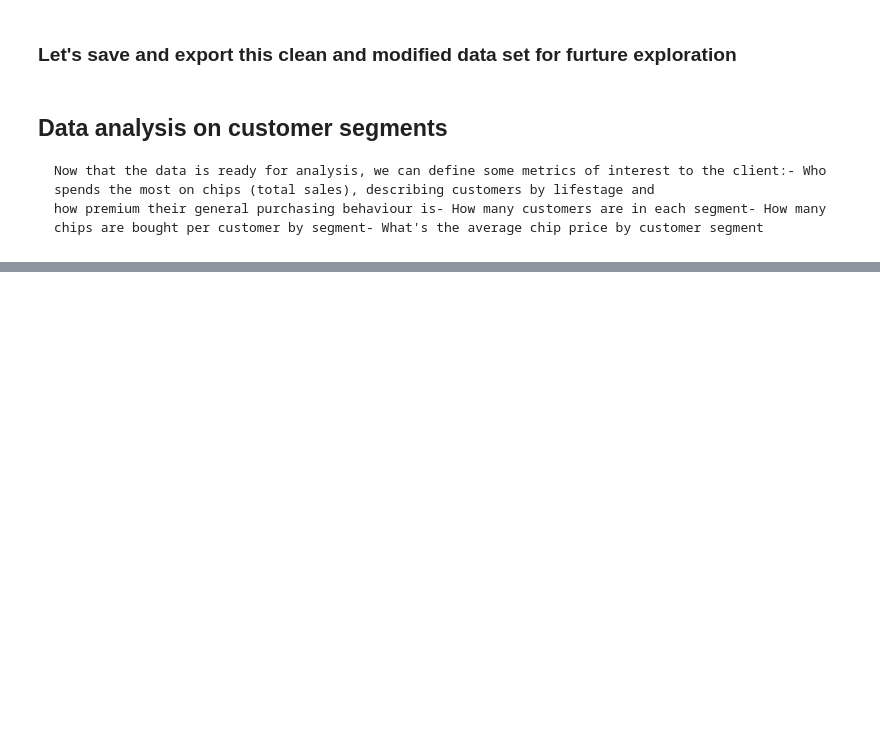
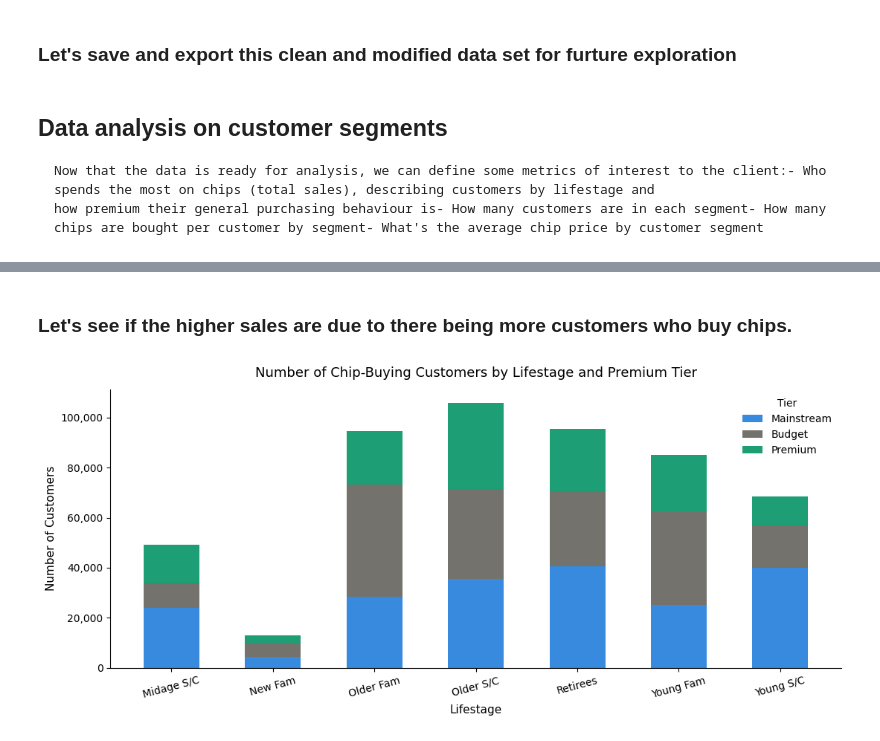
Before and after one commit to nayeem29dse/Quantium-customer-purchasing-behaviours, a Jupyter notebook: Quantium Virtual Internship - Retail Strategy and Analytics - Task 1.ipynb, the cells around one changed output, grey strips where cells are left out. Saved outputs shown, nothing was run; the diff lists cells and outputs as text; code cells hidden in the pictures; blank space fills up the shorter version.

```diff
--- a/Quantium Virtual Internship - Retail Strategy and Analytics - Task 1.ipynb
+++ b/Quantium Virtual Internship - Retail Strategy and Analytics - Task 1.ipynb
@@ -470,0 +526,25 @@ merged.to_csv('clean_data')
+# %% [markdown]
+### Let's see if the higher sales are due to there being more customers who buy chips.
+# %%
+colors = {"Mainstream": "#378ADD", "Budget": "#73726c", "Premium": "#1D9E75"}
+
+fig, ax = plt.subplots(figsize=(11, 5))
+bottom = pd.Series([0] * len(pivot), index=pivot.index)
+
+for tier in ["Mainstream", "Budget", "Premium"]:
+    ax.bar(pivot.index, pivot[tier], bottom=bottom,
+           label=tier, color=colors[tier], width=0.55)
+    bottom += pivot[tier]
+
+ax.set_ylabel("Number of Customers", fontsize=11)
+ax.set_xlabel("Lifestage", fontsize=11)
+ax.set_title("Number of Chip-Buying Customers by Lifestage and Premium Tier", fontsize=13, pad=12)
+ax.yaxis.set_major_formatter(mticker.FuncFormatter(lambda x, _: f"{int(x):,}"))
+ax.legend(title="Tier", frameon=False)
+ax.spines[["top", "right"]].set_visible(False)
+ax.tick_params(axis="x", rotation=15)
+plt.tight_layout()
+plt.savefig("customers_by_segment.png", dpi=150)
+plt.show()
+# %% [output]
+[figure, added]
```
Also changed, not shown: parts of 11 cells of this notebook.
